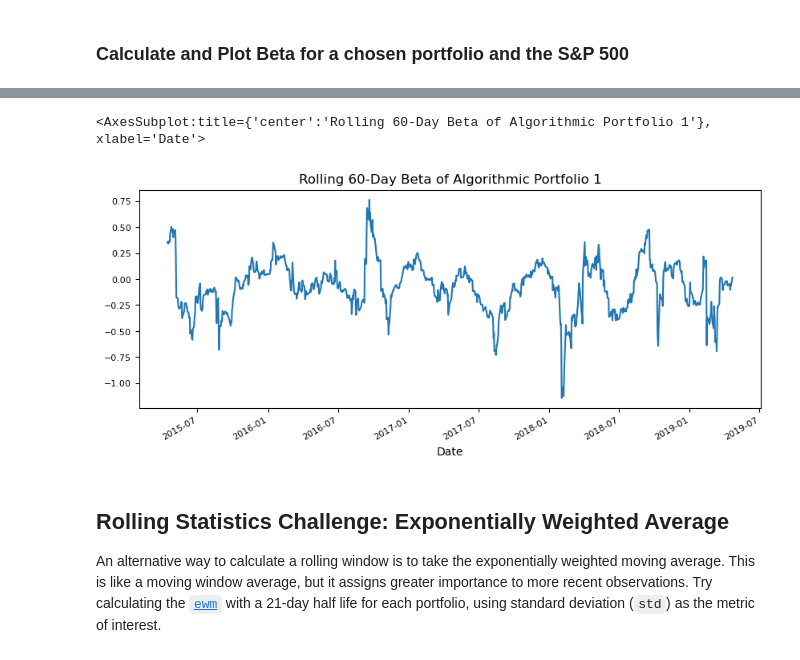
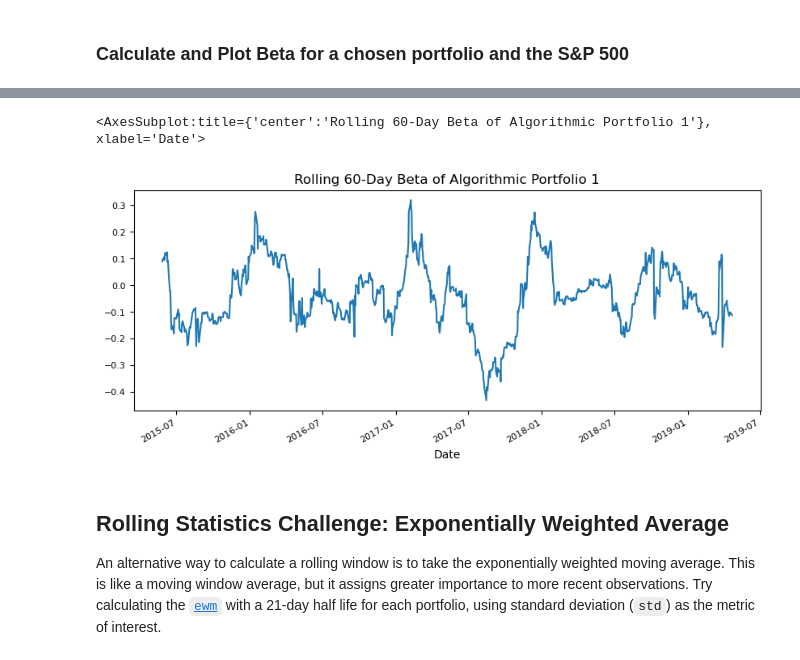
Before and after one commit to twigikit/pandas-homework, a Jupyter notebook: whale_analysis.ipynb, the cells around one changed output, grey strips where cells are left out. Drawn from its saved outputs; the diff is of its cells as text; code cells hidden in the pictures.

```diff
--- a/whale_analysis.ipynb
+++ b/whale_analysis.ipynb
@@ -400,10 +400,10 @@ roll60d_algo1_beta.tail()
 dtype: float64
 # %%
 # Plot beta trend
-beta1.plot(figsize = (10,4), fontsize = 8, title = "Rolling 60-Day Beta of Algorithmic Portfolio 1")
+roll60d_algo1_beta.plot(figsize = (10,4), fontsize = 8, title = "Rolling 60-Day Beta of Algorithmic Portfolio 1")
 # %% [output]
 <AxesSubplot:title={'center':'Rolling 60-Day Beta of Algorithmic Portfolio 1'}, xlabel='Date'>
-[figure, old version]
+[figure, new version]
 # %% [markdown]
 ## Rolling Statistics Challenge: Exponentially Weighted Average
 
```
Also changed, not shown: parts of 11 cells of this notebook.
